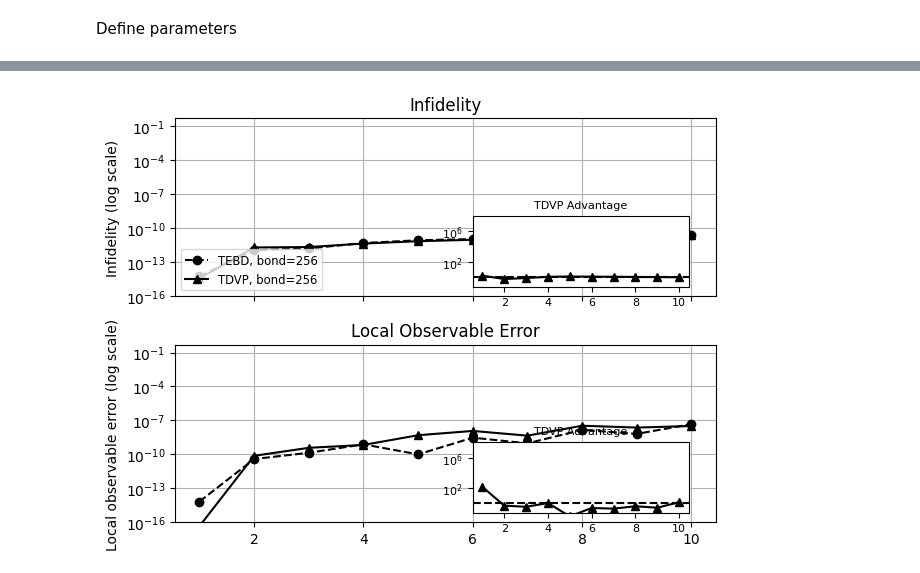
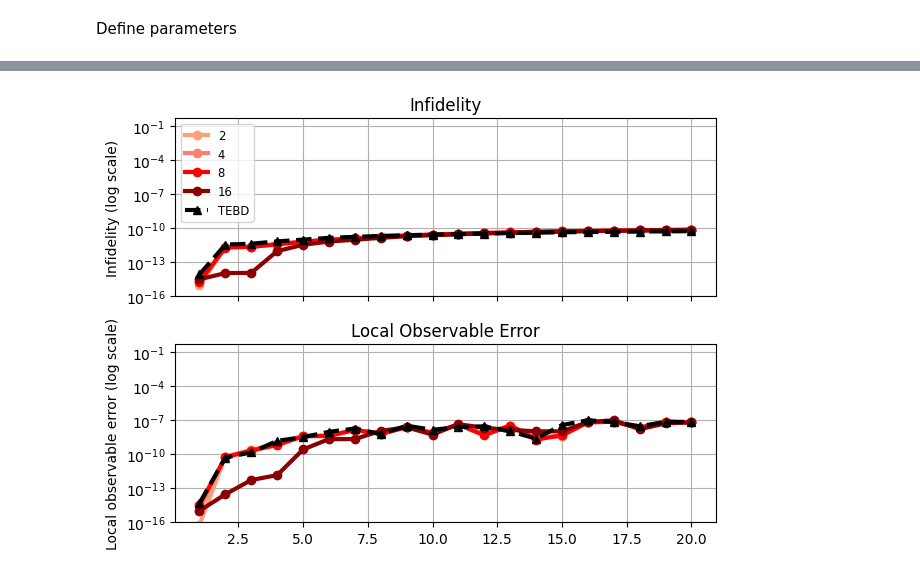
Before and after one commit to thilomueller/mqt-yaqs, a Jupyter notebook: scripts/trotter/trotter_1d_heisenberg.ipynb, the cells around one changed output, grey strips where cells are left out. Cells and saved outputs as stored; diff of their text form; code cells hidden in the pictures.

```diff
--- a/scripts/trotter/trotter_1d_heisenberg.ipynb
+++ b/scripts/trotter/trotter_1d_heisenberg.ipynb
@@ -6,17 +6,15 @@ from helper import generate_heisenberg_observable_data, plot_error_vs_depth
 Define parameters
 # %%
 J = 1
-g = 0.5
+g = 1
 dt = 0.1
 num_qubits = 16
-pad = 1
 
-min_bond_dim = 2
-max_bonds = [256]
+min_bonds = [2, 4, 8, 16]
 thresholds = [0]
 # max_bonds = [64]
 timesteps_list = [1, 5, *range(10, 110, 10)]
-timesteps_list = [*range(1, 11)]
+timesteps_list = [*range(1, 21)]
 # %%
-results = generate_heisenberg_observable_data(num_qubits, J, g, dt, pad, thresholds, max_bonds, timesteps_list, min_bond_dim)
+results = generate_heisenberg_error_data(num_qubits, J, g, dt, min_bonds, timesteps_list)
 # %% [output]
@@ -24,4 +38,4 @@ TypeError: generate_heisenberg_observable_data() missing 1 required positional a
 # %%
-plot_error_vs_depth(results, max_bonds)
+plot_error_vs_depth(results, min_bonds)
 # %% [output]
-[figure, old version]
+[figure, new version]
```
Also changed, not shown: parts of 2 cells of this notebook, 11 other files.
